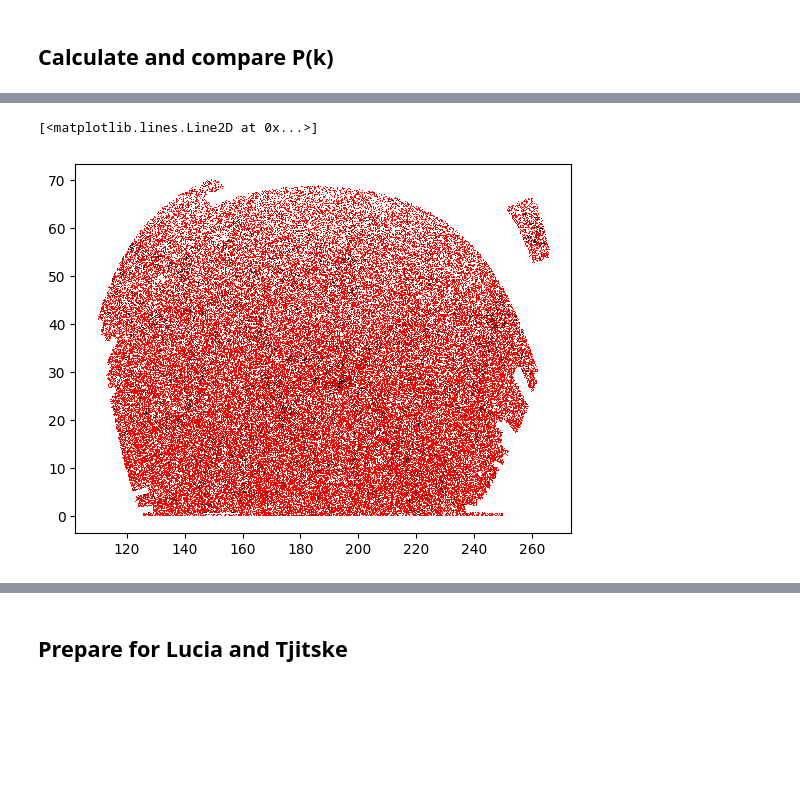
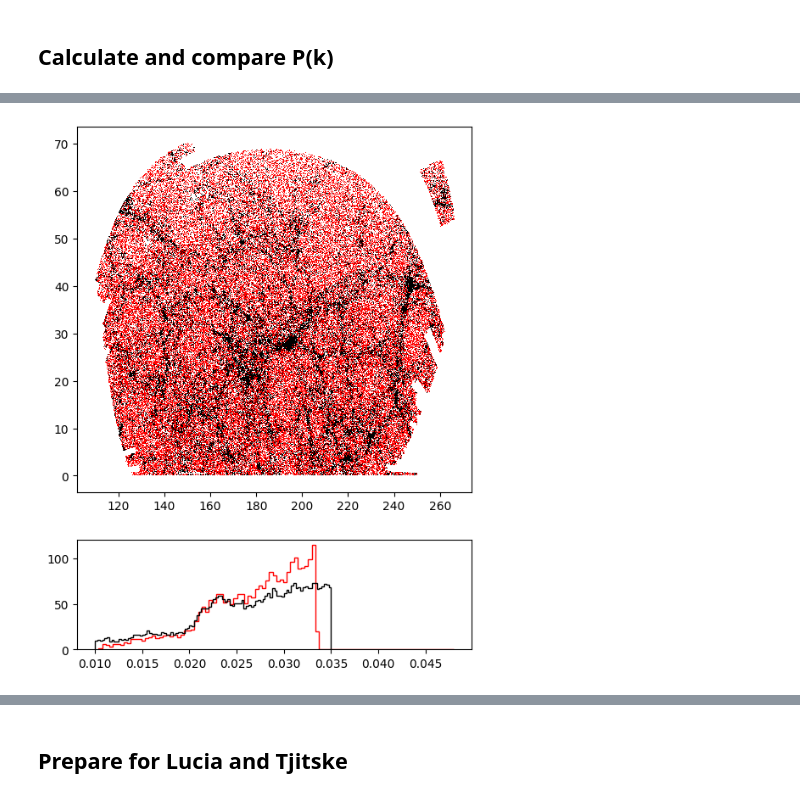
Before and after one commit to maho3/ltu-connect, a Jupyter notebook: sdss_mgs/explore_mgs.ipynb, the cells around one changed output, grey strips where cells are left out. Saved outputs shown, nothing was run; the diff lists cells and outputs as text; code cells hidden in the pictures; blank space fills up the shorter version.

```diff
--- a/sdss_mgs/explore_mgs.ipynb
+++ b/sdss_mgs/explore_mgs.ipynb
@@ -371,6 +358,9 @@ weights = np.ones_like(nbar_g)
-# %%
-plt.plot(grdz[:,0], grdz[:,1], 'k,', alpha=1)
-plt.plot(rrdz[:,0], rrdz[:,1], 'r,', alpha=1)
-# %% [output]
-[<matplotlib.lines.Line2D at 0x...>]
-[figure, removed]
+# %%
+f, axs = plt.subplots(2, 1, figsize=(6,8), gridspec_kw={'height_ratios': [1, 0.3]})
+axs[0].plot(rrdz[:,0], rrdz[:,1], 'r,', alpha=1)
+axs[0].plot(grdz[:,0], grdz[:,1], 'k,', alpha=1)
+
+axs[1].hist(rrdz[:,2], bins=100, histtype='step', color='r', density=True)
+axs[1].hist(grdz[:,2], bins=100, histtype='step', color='k', density=True);
+# %% [output]
+[figure, added]
```
Also changed, not shown: parts of 24 cells of this notebook.
